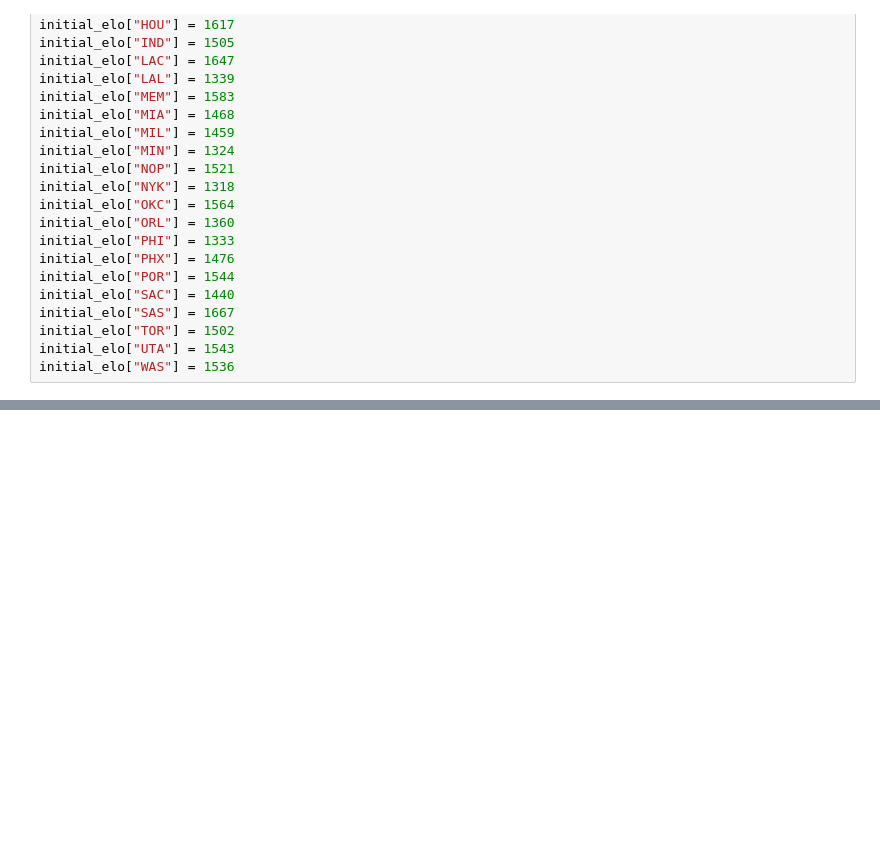
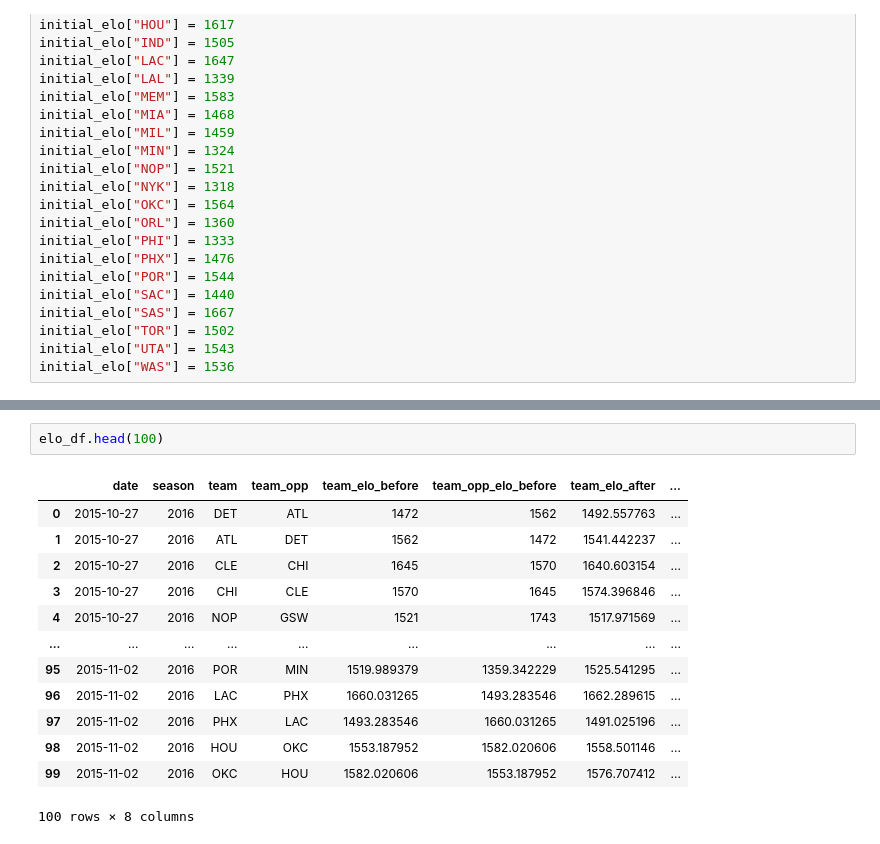
Before and after one commit to rqian239/RunTime, a Jupyter notebook: runtime/notebooks/feature_engineering_for_team_data.ipynb, the cells around one changed output, grey strips where cells are left out. Saved outputs shown, nothing was run; the diff lists cells and outputs as text; blank space fills up the shorter version.

```diff
--- a/runtime/notebooks/feature_engineering_for_team_data.ipynb
+++ b/runtime/notebooks/feature_engineering_for_team_data.ipynb
@@ -184,0 +329,16 @@ elo_df = pd.DataFrame(columns=['date', 'season', 'team', 'team_opp', 'team_elo_b
+# %%
+elo_df.head(100)
+# %% [output]
+|  | date | season | team | team_opp | team_elo_before | team_opp_elo_before | team_elo_after | ... |
+| 0 | 2015-10-27 | 2016 | DET | ATL | 1472 | 1562 | 1492.557763 | ... |
+| 1 | 2015-10-27 | 2016 | ATL | DET | 1562 | 1472 | 1541.442237 | ... |
+| 2 | 2015-10-27 | 2016 | CLE | CHI | 1645 | 1570 | 1640.603154 | ... |
+| 3 | 2015-10-27 | 2016 | CHI | CLE | 1570 | 1645 | 1574.396846 | ... |
+| 4 | 2015-10-27 | 2016 | NOP | GSW | 1521 | 1743 | 1517.971569 | ... |
+| ... | ... | ... | ... | ... | ... | ... | ... | ... |
+| 95 | 2015-11-02 | 2016 | POR | MIN | 1519.989379 | 1359.342229 | 1525.541295 | ... |
+| 96 | 2015-11-02 | 2016 | LAC | PHX | 1660.031265 | 1493.283546 | 1662.289615 | ... |
+| 97 | 2015-11-02 | 2016 | PHX | LAC | 1493.283546 | 1660.031265 | 1491.025196 | ... |
+| 98 | 2015-11-02 | 2016 | HOU | OKC | 1553.187952 | 1582.020606 | 1558.501146 | ... |
+| 99 | 2015-11-02 | 2016 | OKC | HOU | 1582.020606 | 1553.187952 | 1576.707412 | ... |
+100 rows × 8 columns
```
Also changed, not shown: parts of 11 cells of this notebook.
